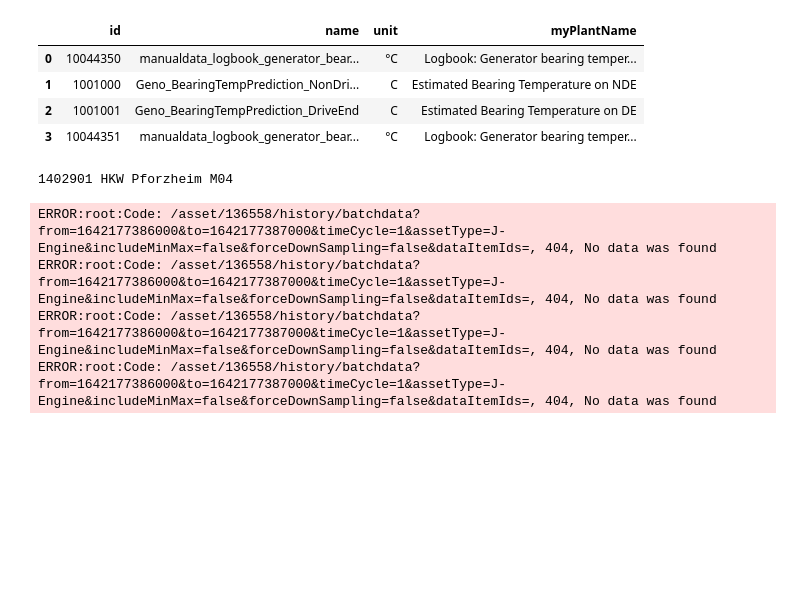
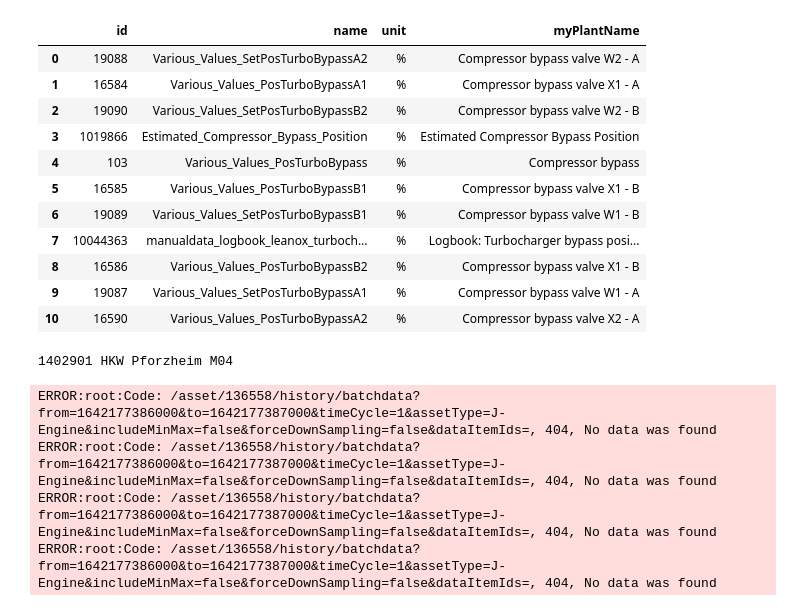
Before and after one commit to dieterch/statemachine, a Jupyter notebook: dataitems.ipynb, the cells around one changed output. Drawn from its saved outputs; the diff is of its cells as text; code cells hidden in the pictures; blank space fills up the shorter version.

```diff
--- a/dataitems.ipynb
+++ b/dataitems.ipynb
@@ -5,15 +5,22 @@ import dmyplant2
 from dmyplant2 import MyPlant
 # %%
 #erg = MyPlant.lookup_dataitems(lookup='alar',exclude='Para_')
-erg = MyPlant.lookup_dataitems(lookup='bearing',exclude='Para_')
+erg = MyPlant.lookup_dataitems(lookup='bypass',exclude='Para_')
 #erg = MyPlant.lookup_dataitems(lookup='Hyd_',exclude='Para_')
 erg
 # %% [output]
 |  | id | name | unit | myPlantName |
-| 0 | 10044350 | manualdata_logbook_generator_bear... | °C | Logbook: Generator bearing temper... |
-| 1 | 1001000 | Geno_BearingTempPrediction_NonDri... | C | Estimated Bearing Temperature on NDE |
-| 2 | 1001001 | Geno_BearingTempPrediction_DriveEnd | C | Estimated Bearing Temperature on DE |
-| 3 | 10044351 | manualdata_logbook_generator_bear... | °C | Logbook: Generator bearing temper... |
+| 0 | 19088 | Various_Values_SetPosTurboBypassA2 | % | Compressor bypass valve W2 - A |
+| 1 | 16584 | Various_Values_PosTurboBypassA1 | % | Compressor bypass valve X1 - A |
+| 2 | 19090 | Various_Values_SetPosTurboBypassB2 | % | Compressor bypass valve W2 - B |
+| 3 | 1019866 | Estimated_Compressor_Bypass_Position | % | Estimated Compressor Bypass Position |
+| 4 | 103 | Various_Values_PosTurboBypass | % | Compressor bypass |
+| 5 | 16585 | Various_Values_PosTurboBypassB1 | % | Compressor bypass valve X1 - B |
+| 6 | 19089 | Various_Values_SetPosTurboBypassB1 | % | Compressor bypass valve W1 - B |
+| 7 | 10044363 | manualdata_logbook_leanox_turboch... | % | Logbook: Turbocharger bypass posi... |
+| 8 | 16586 | Various_Values_PosTurboBypassB2 | % | Compressor bypass valve X1 - B |
+| 9 | 19087 | Various_Values_SetPosTurboBypassA1 | % | Compressor bypass valve W1 - A |
+| 10 | 16590 | Various_Values_PosTurboBypassA2 | % | Compressor bypass valve X2 - A |
 # %%
 dmyplant2.cred()
 mp = dmyplant2.MyPlant(0)
```
Also changed, not shown: 1 other file.
